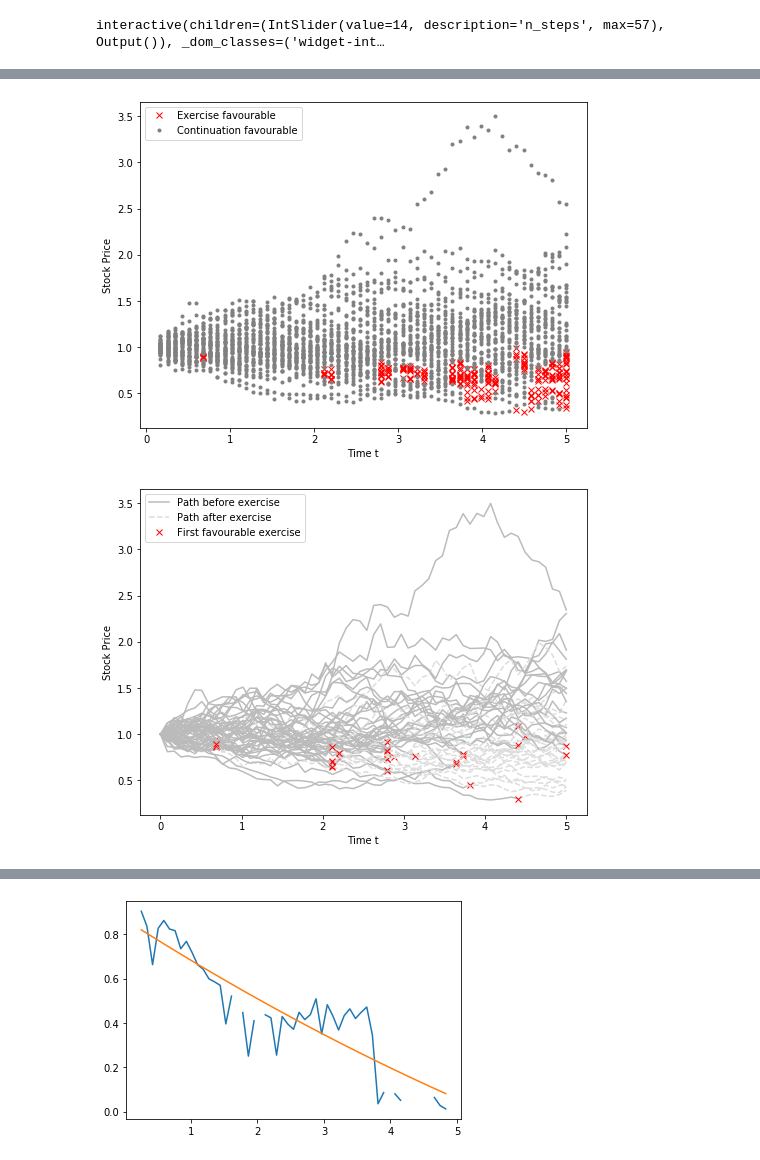
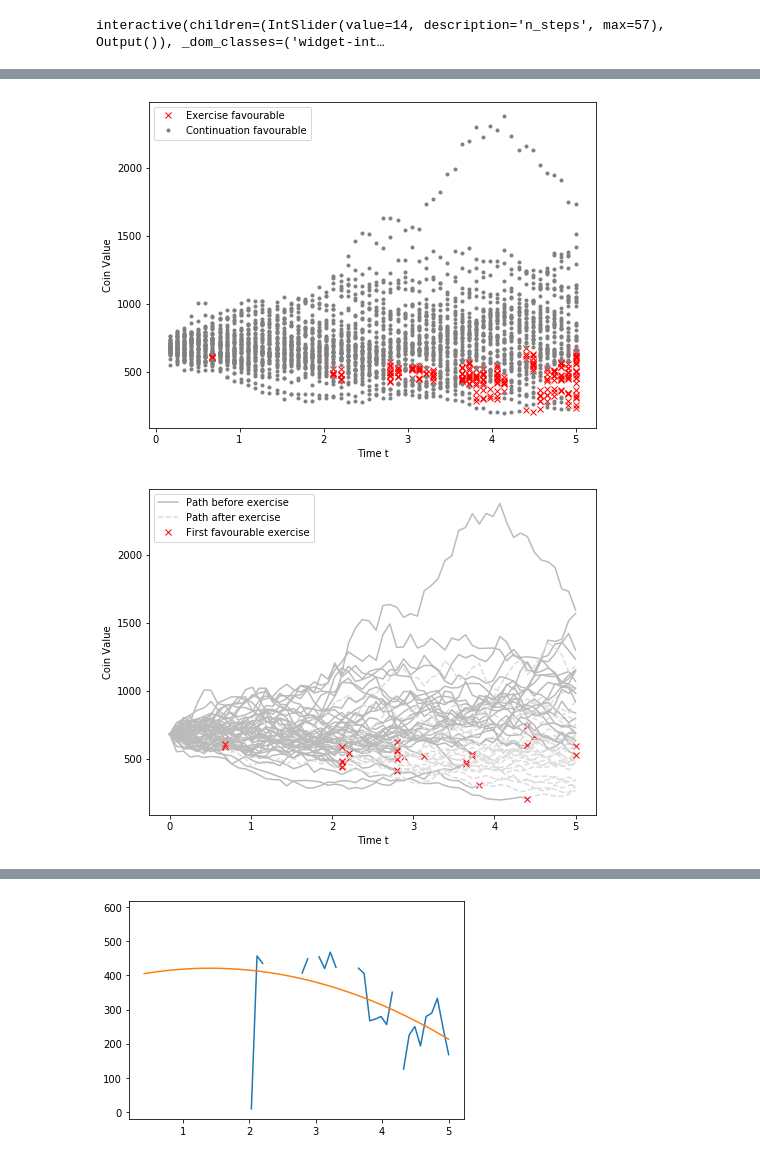
Before and after one commit to luphord/longstaff_schwartz, a Jupyter notebook: talks/talk_pyconde_2019-10-10/Notebook_PyConDE_2019-10-10.ipynb, the cells around one changed output, grey strips where cells are left out. Saved outputs shown, nothing was run; the diff lists cells and outputs as text; code cells hidden in the pictures.

Commit message:
update to coin value

```diff
--- a/talks/talk_pyconde_2019-10-10/Notebook_PyConDE_2019-10-10.ipynb
+++ b/talks/talk_pyconde_2019-10-10/Notebook_PyConDE_2019-10-10.ipynb
@@ -34,12 +34,13 @@ svg_out_path = None # Path('img')
 if svg_out_path:
     svg_out_path.mkdir(parents=True, exist_ok=True)
 
+S0 = 680
 sigma = 0.2
 # zero interest rate so that we can ignore discounting
 gbm = GeometricBrownianMotion(mu=0.0, sigma=sigma)
 t = np.linspace(0, 5, 12*5)
 rnd = RandomState(seed=1234)
-X = gbm.simulate(t, 50, rnd)
+X = S0 * gbm.simulate(t, 50, rnd)
 
 X.shape
 # %% [output]
@@ -61,3 +60,5 @@ strike = 1.0
+# %%
+strike = S0
 # %%
 plt.figure(figsize=figsize)
 plt.plot(t, np.maximum(strike - X, 0));
@@ -173,7 +174,7 @@ for n, i in enumerate(indices):
     fig.set_figheight(figsize[1])
     plot_approx_n(i, ax)
     ax.set_title(f'Approximation of Continuation Value at t={t[-i-2]:0.2f}')
-    plt.xlabel('Stock Price')
+    plt.xlabel('Coin Value')
     plt.ylabel('Exercise / Continuation Value')
 
     if svg_out_path:
@@ -200,12 +201,12 @@ plt.plot(exercise_times, exercises, 'rx');
 plt.plot(non_exercise_times, non_exercises, '.', color='grey');
 plt.legend(['Exercise favourable', 'Continuation favourable'])
 plt.xlabel('Time t')
-plt.ylabel('Stock Price')
+plt.ylabel('Coin Value')
 
 if svg_out_path:
     plt.savefig(svg_out_path / 'exercise-or-hold.svg', transparent=True)
 # %% [output]
-[figure, old version]
+[figure, new version]
 # %%
 n_timesteps, n_paths = X.shape
 first_exercise_idx = n_timesteps * np.ones(shape=(n_paths,), dtype='int')
@@ -224,20 +225,20 @@ for i in range(n_paths):
 plt.legend([handle_path, handle_stopped_path, handle_first_ex],
            ['Path before exercise', 'Path after exercise', 'First favourable exercise'])
 plt.xlabel('Time t')
-plt.ylabel('Stock Price')
+plt.ylabel('Coin Value')
 
 if svg_out_path:
     plt.savefig(svg_out_path / 'first-exercises.svg', transparent=True)
 # %% [output]
-[figure, old version]
+[figure, new version]
 # %%
 ex_times = []
 ex_boundary = []
 for i, (cashflow, x, fitted, continuation, exercise, ex_idx) in enumerate(intermediate_results):
     fitted = fitted.convert(domain=[-1, 1], window=[-1, 1])
-    to_solve = fitted - Polynomial([1.1, -1])
+    to_solve = fitted - Polynomial([strike, -1])
     roots = to_solve.roots()
-    roots = [root for root in roots if root <= 1.1 and root >= 0 and root.imag == 0.0]
+    roots = [root for root in roots if root <= strike and root >= 0 and root.imag == 0.0]
     if roots:
         ex_boundary.append(min(roots))
     else:
@@ -255,4 +256,4 @@ $x \mapsto \text{0.4196216679719374} - \text{0.36932584894674475}\,\left(\text{-
-[figure, old version]
+[figure, new version]
 # %%
 plt.figure(figsize=figsize)
 plt.plot(ex_times, ex_boundary, color='blue', zorder=2)
```
Also changed, not shown: parts of 11 cells of this notebook.
